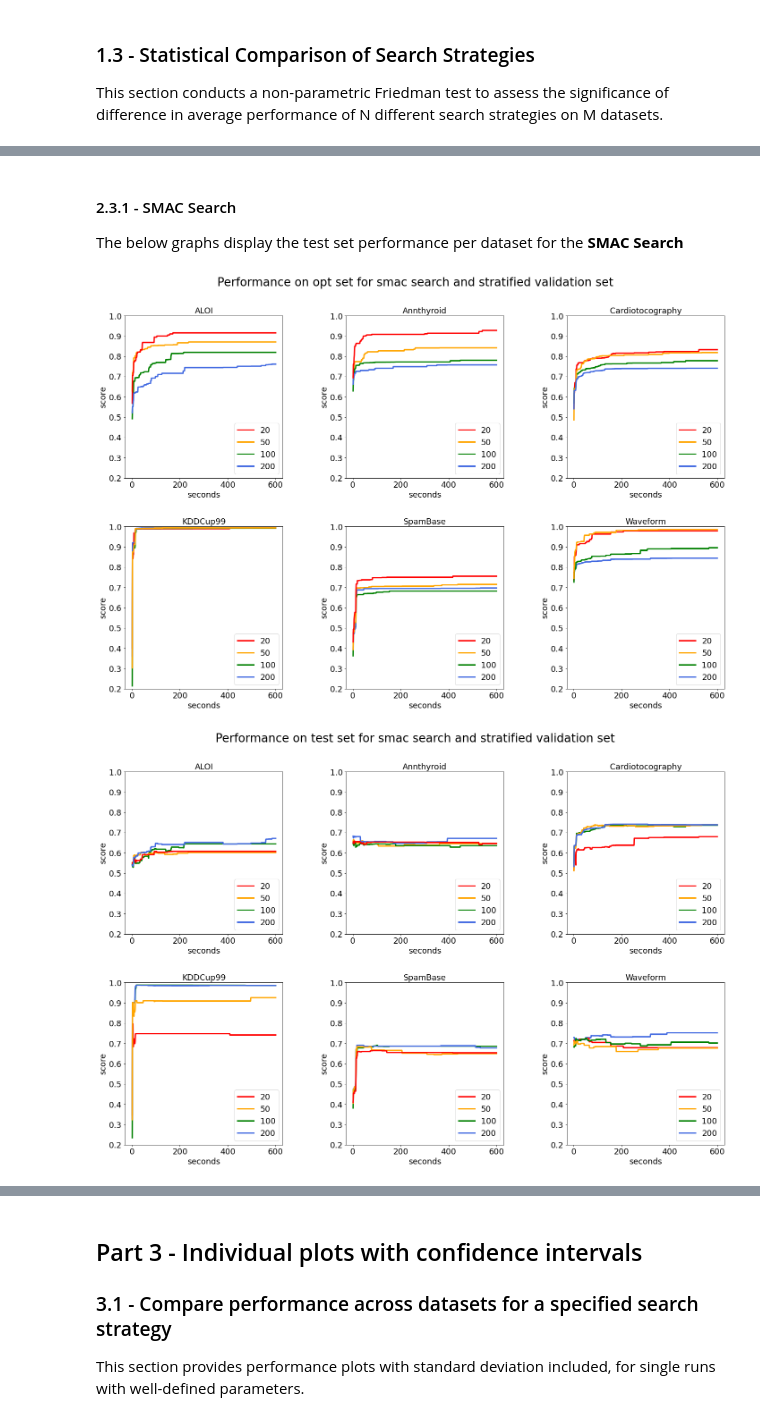
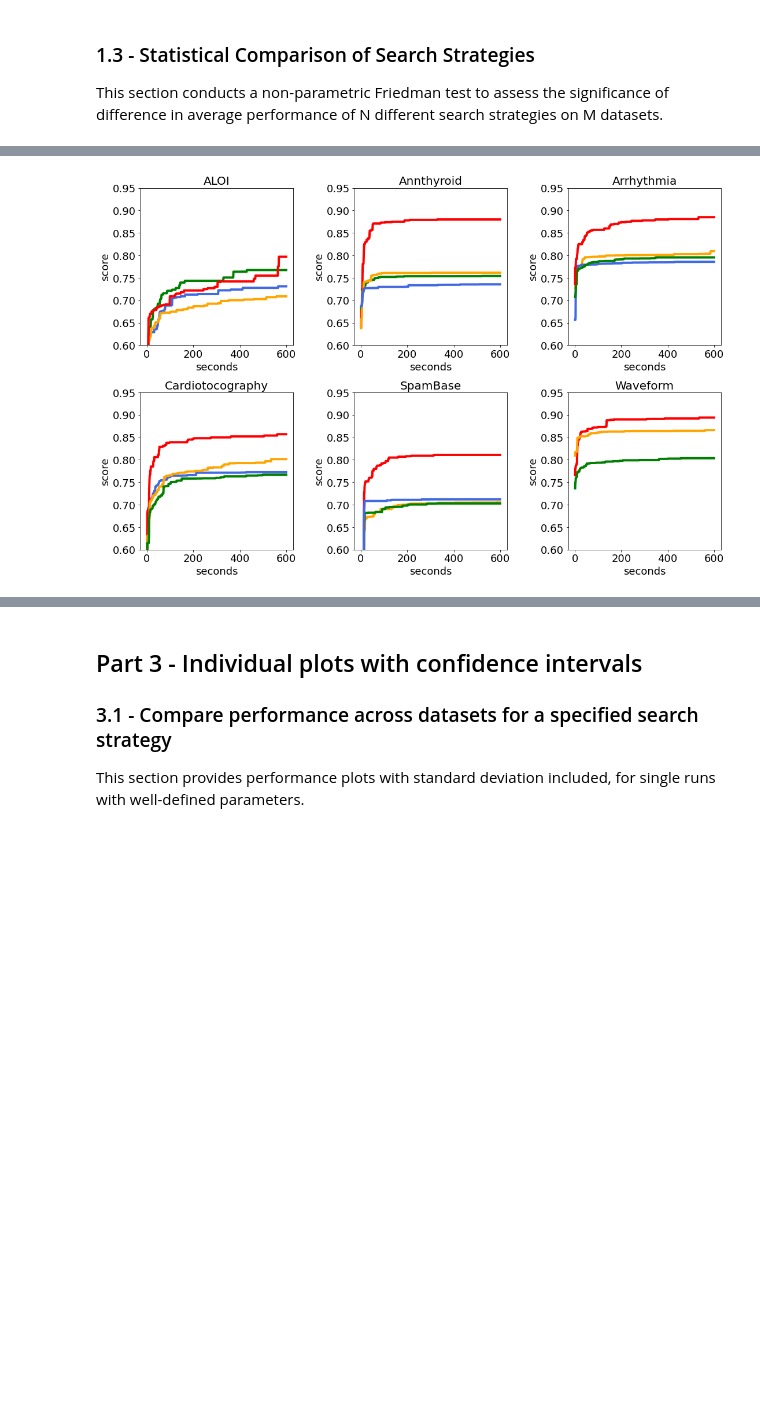
Before and after one commit to johnantonn/cash-for-unsupervised-ad, a Jupyter notebook: src/notebooks/results_visualizer.ipynb, the cells around one changed output, grey strips where cells are left out. Saved outputs shown, nothing was run; the diff lists cells and outputs as text; code cells hidden in the pictures; blank space fills up the shorter version.

```diff
--- a/src/notebooks/results_visualizer.ipynb
+++ b/src/notebooks/results_visualizer.ipynb
@@ -209,0 +330,22 @@ Number of datasets: 6
+# %%
+# Evaluate validation set class prior
+wins_balanced = 0
+wins_stratified = 0
+for dataset in dataset_list:
+    for search_strategy in search_algorithm_list:
+            for validation_size in validation_size_list:
+                filename_balanced = '_'.join([dataset, search_strategy, 'balanced', str(validation_size)])+'.csv'
+                filename_stratified = '_'.join([dataset, search_strategy, 'stratified', str(validation_size)])+'.csv'
+                if filename_balanced in os.listdir(results_processed_path) and filename_stratified in os.listdir(results_processed_path):
+                    # balanced
+                    df_balanced = pd.read_csv(os.path.join(results_processed_path, filename_balanced))
+                    test_auc_balanced = df_balanced.tail(1)['single_best_test_score'].values[0]
+                    # stratified
+                    df_stratified = pd.read_csv(os.path.join(results_processed_path, filename_stratified))
+                    test_auc_stratified = df_stratified.tail(1)['single_best_test_score'].values[0]
+                    if test_auc_stratified >= test_auc_balanced:
+                        wins_stratified += 1
+                    else:
+                        wins_balanced += 1
+print('Balanced wins:', wins_balanced)
+print('Stratified wins:', wins_stratified)
@@ -638,40 +728,25 @@ def plot_h3_results(
 # %%
 # Parameters for H3
-validation_strategy_h3 = 'stratified'
+validation_strategy_h3 = 'balanced'
+search_strategy_h3 = 'smac'
 color_list_h3 = {
     20: 'red',
     50: 'orange',
     100: 'green',
     200: 'royalblue',
 }
-# %% [markdown]
-#### 2.3.1 - SMAC Search
-The below graphs display the test set performance per dataset for the **SMAC Search**
 # %%
-# Parameters for H3.1
-search_strategy_h31 = 'smac'
 # Plot optimization performance
 plot_h3_results(
     results_processed_path,
     dataset_list,
-    search_strategy_h31,
+    search_strategy_h3,
     total_budget,
     validation_strategy_h3,
     validation_size_list,
-    'opt',
-    color_list_h3
+    'validation',
+    color_list_h3,
+    [0.6, 0.95]
 )
-# Plot test set performance
-plot_h3_results(
-    results_processed_path,
-    dataset_list,
-    search_strategy_h31,
-    total_budget,
-    validation_strategy_h3,
-    validation_size_list,
-    'test',
-    color_list_h3
-)
 # %% [output]
-[figure, old version]
+[figure, new version]
-[figure, removed]
```
Also changed, not shown: parts of 59 cells of this notebook, 5 other files.
